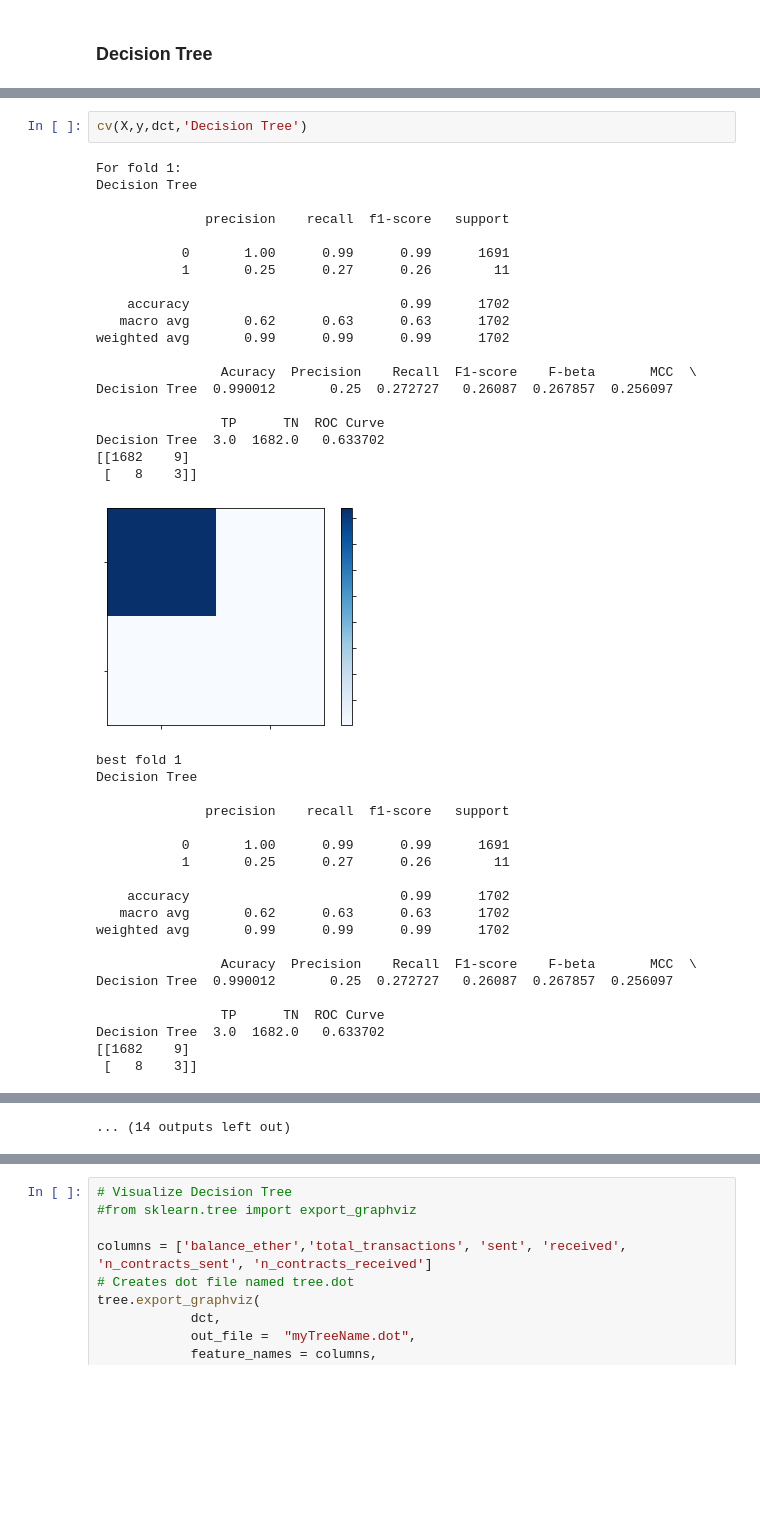
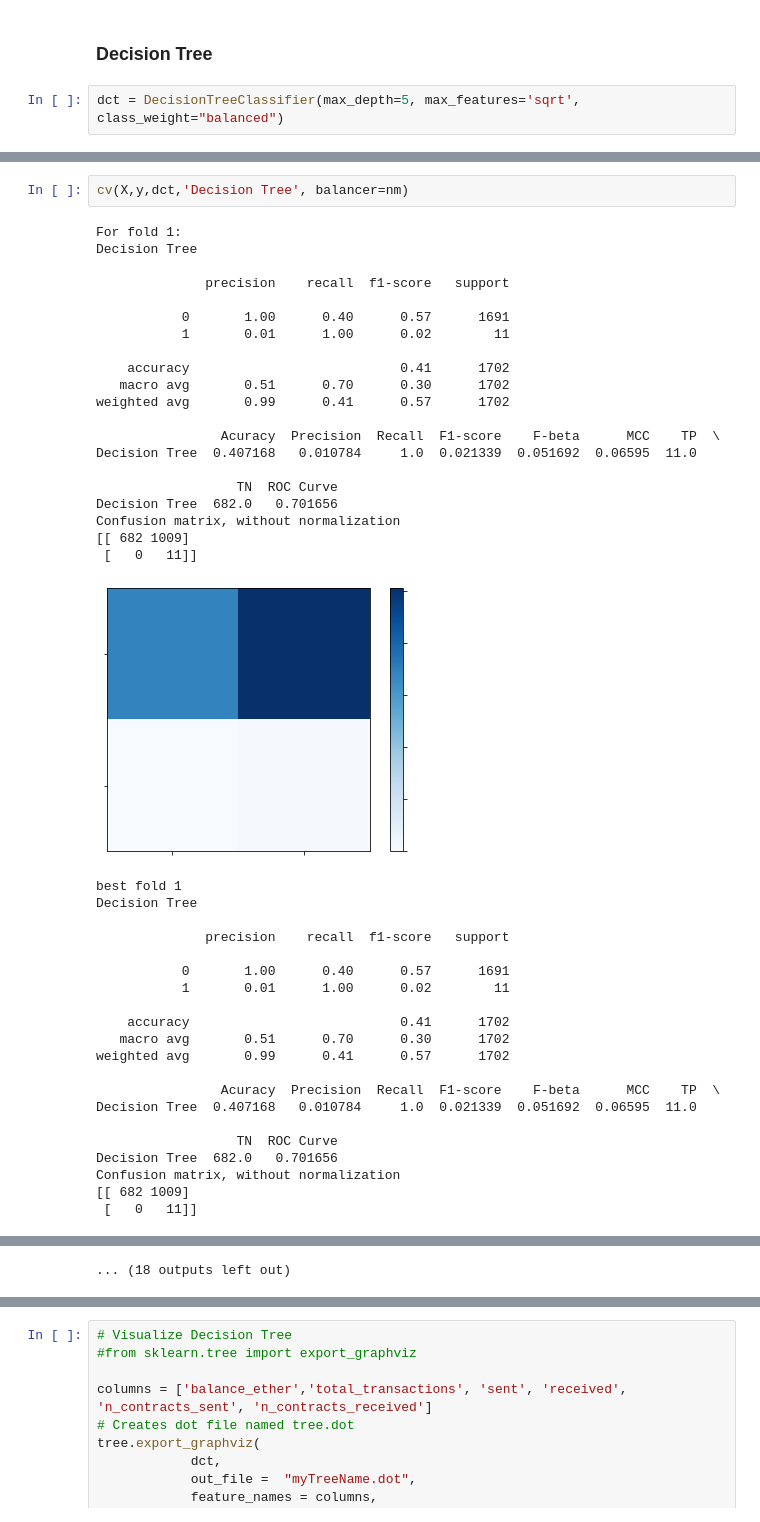
Before and after one commit to juliaavaladares/accountsclassification, a Jupyter notebook: classificacao_contas.ipynb, the cells around one changed output, grey strips where cells are left out. Saved outputs shown, nothing was run; the diff lists cells and outputs as text; blank space fills up the shorter version.

```diff
--- a/classificacao_contas.ipynb
+++ b/classificacao_contas.ipynb
@@ -539,2 +791,4 @@ Confusion matrix, without normalization
 # %% [markdown]
 ### Decision Tree
+# %%
+dct = DecisionTreeClassifier(max_depth=5, max_features='sqrt', class_weight="balanced")
@@ -541,42 +925,44 @@ Confusion matrix, without normalization
 # %%
-cv(X,y,dct,'Decision Tree')
+cv(X,y,dct,'Decision Tree', balancer=nm)
 # %% [output]
 For fold 1:
 Decision Tree
 
               precision    recall  f1-score   support
 
-           0       1.00      0.99      0.99      1691
-           1       0.25      0.27      0.26        11
+           0       1.00      0.40      0.57      1691
+           1       0.01      1.00      0.02        11
 
-    accuracy                           0.99      1702
-   macro avg       0.62      0.63      0.63      1702
-weighted avg       0.99      0.99      0.99      1702
+    accuracy                           0.41      1702
+   macro avg       0.51      0.70      0.30      1702
+weighted avg       0.99      0.41      0.57      1702
 
-                Acuracy  Precision    Recall  F1-score    F-beta       MCC  \
-Decision Tree  0.990012       0.25  0.272727   0.26087  0.267857  0.256097
+                Acuracy  Precision  Recall  F1-score    F-beta      MCC    TP  \
+Decision Tree  0.407168   0.010784     1.0  0.021339  0.051692  0.06595  11.0
 
-                TP      TN  ROC Curve
-Decision Tree  3.0  1682.0   0.633702
-[[1682    9]
- [   8    3]]
+                  TN  ROC Curve
+Decision Tree  682.0   0.701656
+Confusion matrix, without normalization
+[[ 682 1009]
+ [   0   11]]
-[figure, old version]
+[figure, new version]
 best fold 1
 Decision Tree
 
               precision    recall  f1-score   support
 
-           0       1.00      0.99      0.99      1691
-           1       0.25      0.27      0.26        11
+           0       1.00      0.40      0.57      1691
+           1       0.01      1.00      0.02        11
 
-    accuracy                           0.99      1702
-   macro avg       0.62      0.63      0.63      1702
-weighted avg       0.99      0.99      0.99      1702
+    accuracy                           0.41      1702
+   macro avg       0.51      0.70      0.30      1702
+weighted avg       0.99      0.41      0.57      1702
 
-                Acuracy  Precision    Recall  F1-score    F-beta       MCC  \
-Decision Tree  0.990012       0.25  0.272727   0.26087  0.267857  0.256097
+                Acuracy  Precision  Recall  F1-score    F-beta      MCC    TP  \
+Decision Tree  0.407168   0.010784     1.0  0.021339  0.051692  0.06595  11.0
 
-                TP      TN  ROC Curve
-Decision Tree  3.0  1682.0   0.633702
-[[1682    9]
- [   8    3]]
+                  TN  ROC Curve
+Decision Tree  682.0   0.701656
+Confusion matrix, without normalization
+[[ 682 1009]
+ [   0   11]]
@@ -667 +1048 @@ Decision Tree  1689.0   0.791371
-... (14 outputs left out)
+... (18 outputs left out)
```
Also changed, not shown: parts of 19 cells of this notebook.
